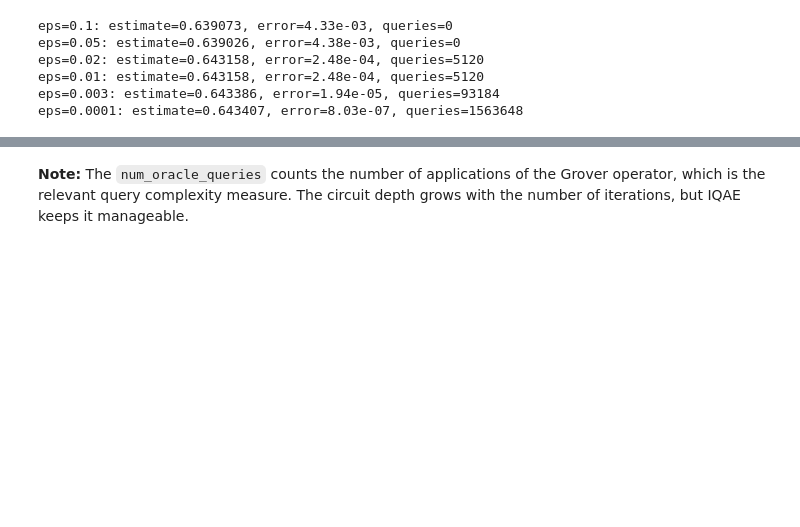
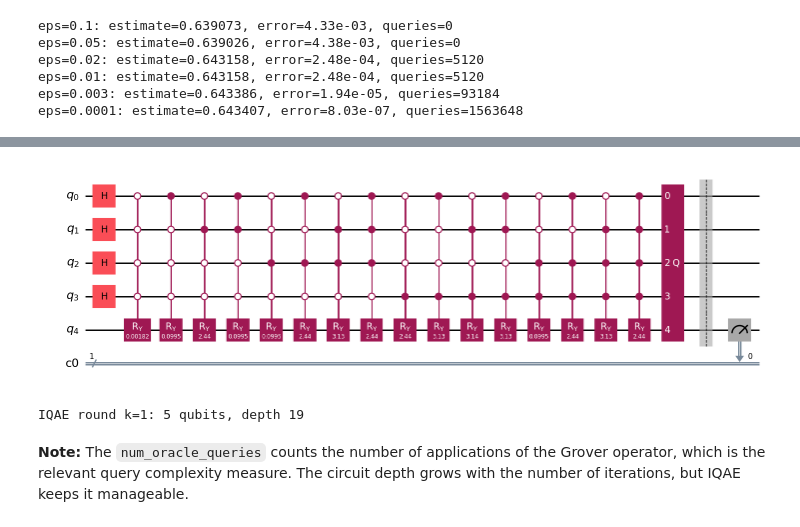
Before and after one commit to nayakanjika/open-london-2026, a Jupyter notebook: notebook.ipynb, the cells around one changed output, grey strips where cells are left out. Saved outputs shown, nothing was run; the diff lists cells and outputs as text; code cells hidden in the pictures; blank space fills up the shorter version.

```diff
--- a/notebook.ipynb
+++ b/notebook.ipynb
@@ -504,3 +634,22 @@ eps=0.0001: estimate=0.643407, error=8.03e-07, queries=1563648
+# %%
+# Draw one actual IQAE round: A, one Grover iterate Q, then objective-qubit measurement.
+iae_for_circuit_diagram = IterativeAmplitudeEstimation(
+    epsilon_target=0.01,
+    alpha=0.05,
+    sampler=sampler,
+)
+iqae_round_circuit = iae_for_circuit_diagram.construct_circuit(
+    problem, k=1, measurement=True
+)
+iqae_round_figure = iqae_round_circuit.draw(
+    output='mpl', fold=20, scale=0.8, idle_wires=False
+)
+display(iqae_round_figure)
+plt.close(iqae_round_figure)
+print(f'IQAE round k=1: {iqae_round_circuit.num_qubits} qubits, depth {iqae_round_circuit.depth()}')
+# %% [output]
+[figure, added]
+IQAE round k=1: 5 qubits, depth 19
 # %% [markdown]
 **Note:** The `num_oracle_queries` counts the number of applications of the Grover operator, which is the relevant query complexity measure. The circuit depth grows with the number of iterations, but IQAE keeps it manageable.
 # %% [markdown]
```
Also changed, not shown: parts of 7 cells of this notebook, 2 other files.
